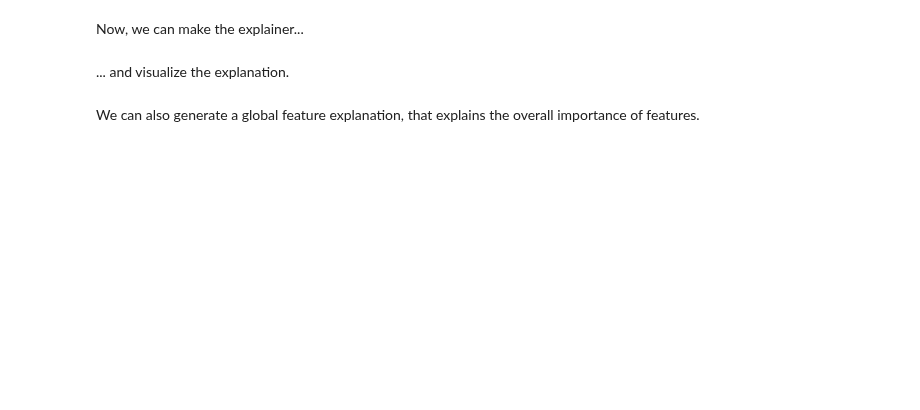
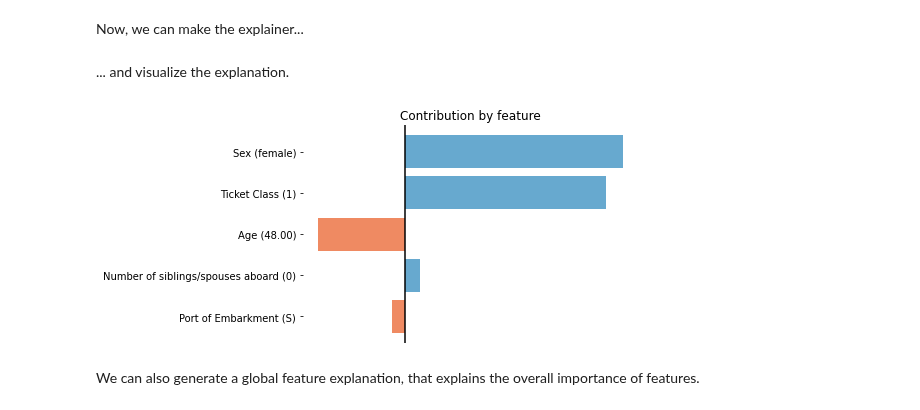
Before and after one commit to sibyl-dev/pyreal, a Jupyter notebook: tutorials/titanic/titanic_lfc_gfi.ipynb, the cells around one changed output. Drawn from its saved outputs; the diff is of its cells as text; code cells hidden in the pictures; blank space fills up the shorter version.

```diff
--- a/tutorials/titanic/titanic_lfc_gfi.ipynb
+++ b/tutorials/titanic/titanic_lfc_gfi.ipynb
@@ -66,11 +71,14 @@ lfc = LocalFeatureContribution(model=model, x_train_orig=x_train_orig, transform
 # %%
 from pyreal.utils import visualize
 
 input_to_explain = x_test_orig.iloc[0]
 contributions = lfc.produce(input_to_explain)
 x_interpret = lfc.convert_data_to_interpretable(input_to_explain)
 
-visualize.plot_top_contributors(contributions, select_by="absolute", values=x_interpret)
+visualize.plot_top_contributors(contributions, select_by="absolute",
+                                values=x_interpret, show=True)
+# %% [output]
+[figure, added]
 # %% [markdown]
 We can also generate a global feature explanation, that explains the overall importance of features.
 # %%
```
Also changed, not shown: parts of 3 cells of this notebook, 3 other files.
